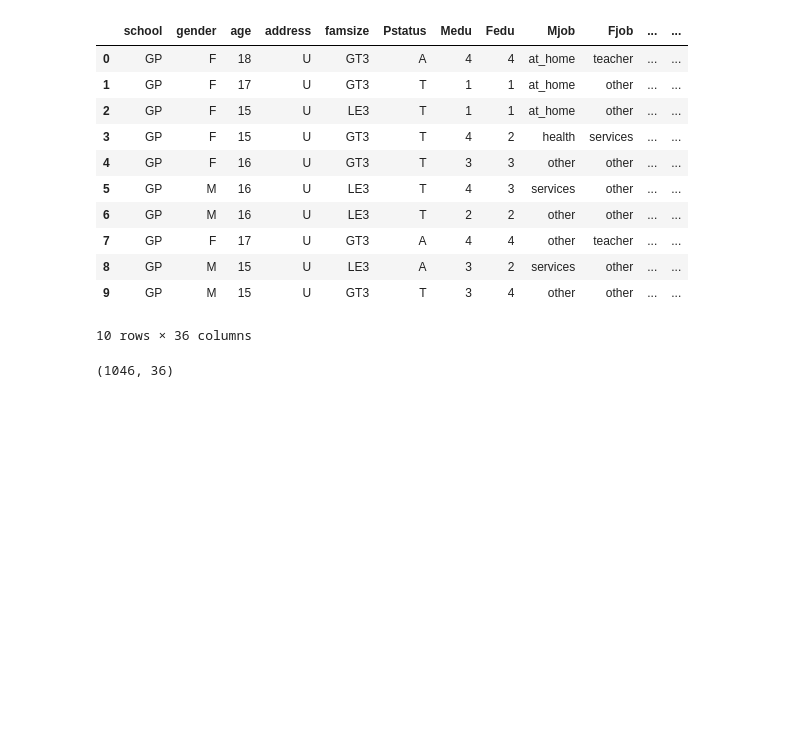
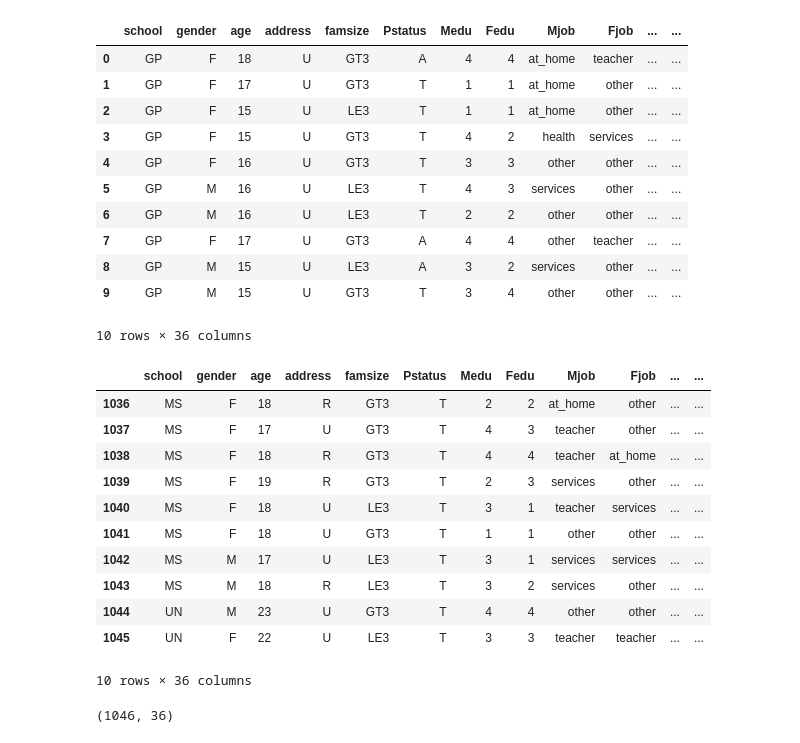
Before and after one commit to Cyrlyo/Alcohol_Students, a Jupyter notebook: StudentAlcool_dev.ipynb, the cells around one changed output. Cells and saved outputs as stored; diff of their text form; code cells hidden in the pictures; blank space fills up the shorter version.

```diff
--- a/StudentAlcool_dev.ipynb
+++ b/StudentAlcool_dev.ipynb
@@ -65,6 +62,21 @@ data.head(10)
 | 8 | GP | M | 15 | U | LE3 | A | 3 | 2 | services | other | ... | ... |
 | 9 | GP | M | 15 | U | GT3 | T | 3 | 4 | other | other | ... | ... |
 10 rows × 36 columns
+# %%
+data.tail(10)
+# %% [output]
+|  | school | gender | age | address | famsize | Pstatus | Medu | Fedu | Mjob | Fjob | ... | ... |
+| 1036 | MS | F | 18 | R | GT3 | T | 2 | 2 | at_home | other | ... | ... |
+| 1037 | MS | F | 17 | U | GT3 | T | 4 | 3 | teacher | other | ... | ... |
+| 1038 | MS | F | 18 | R | GT3 | T | 4 | 4 | teacher | at_home | ... | ... |
+| 1039 | MS | F | 19 | R | GT3 | T | 2 | 3 | services | other | ... | ... |
+| 1040 | MS | F | 18 | U | LE3 | T | 3 | 1 | teacher | services | ... | ... |
+| 1041 | MS | F | 18 | U | GT3 | T | 1 | 1 | other | other | ... | ... |
+| 1042 | MS | M | 17 | U | LE3 | T | 3 | 1 | services | services | ... | ... |
+| 1043 | MS | M | 18 | R | LE3 | T | 3 | 2 | services | other | ... | ... |
+| 1044 | UN | M | 23 | U | GT3 | T | 4 | 4 | other | other | ... | ... |
+| 1045 | UN | F | 22 | U | LE3 | T | 3 | 3 | teacher | teacher | ... | ... |
+10 rows × 36 columns
 # %%
 data.shape
 # %% [output]
```
Also changed, not shown: parts of 18 cells of this notebook.
